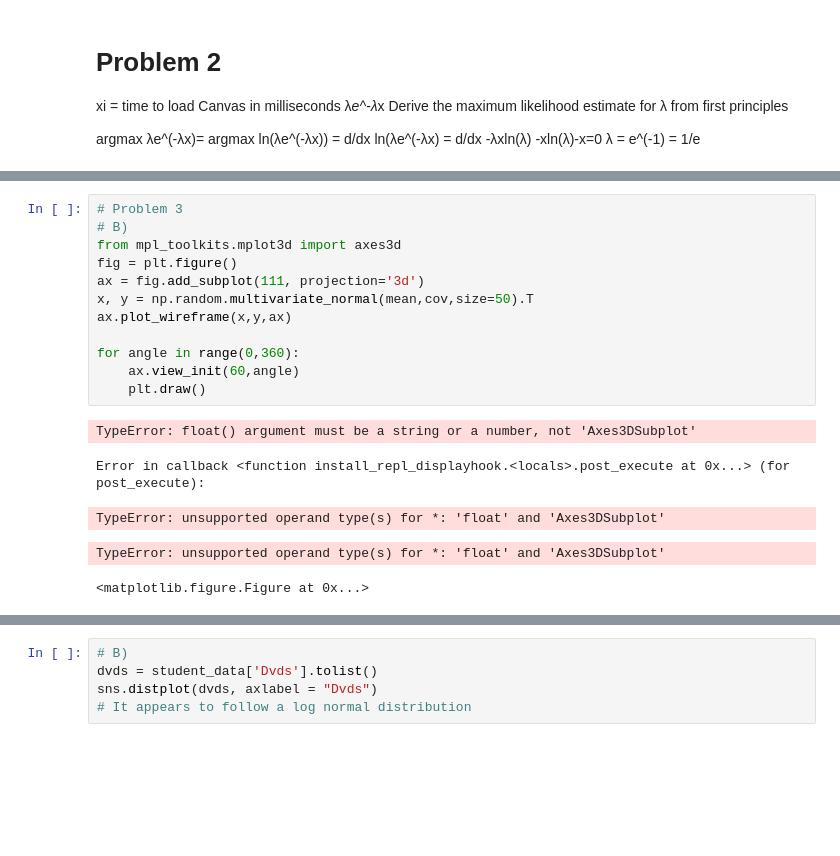
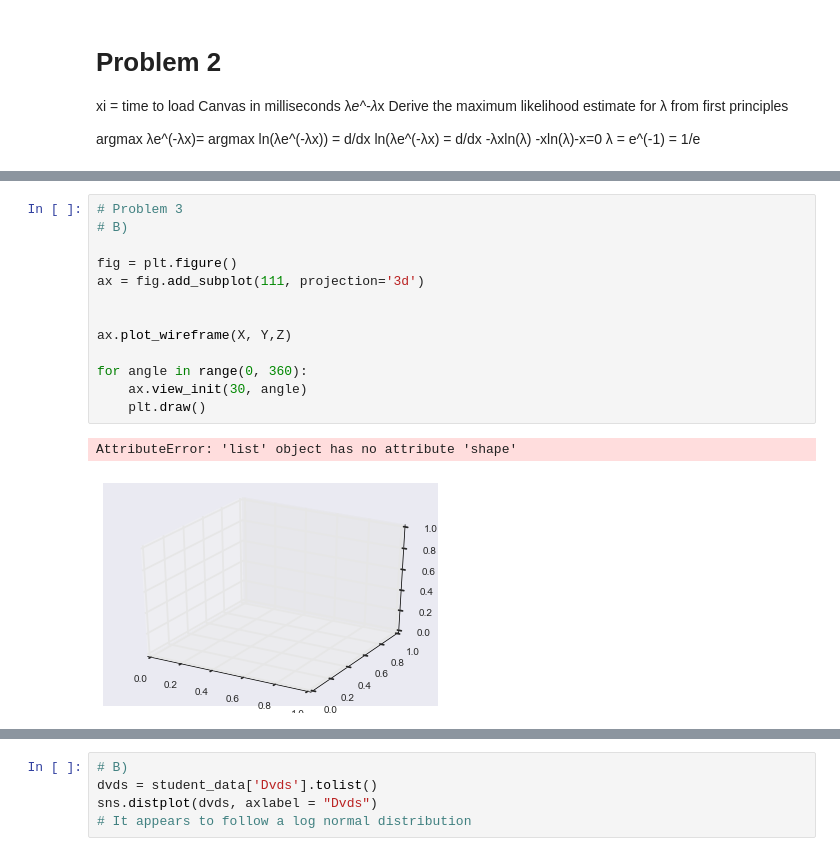
Before and after one commit to mghodges/HW1, a Jupyter notebook: HW1 Solutions.ipynb, the cells around one changed output, grey strips where cells are left out. Drawn from its saved outputs; the diff is of its cells as text; blank space fills up the shorter version.

```diff
--- a/HW1 Solutions.ipynb
+++ b/HW1 Solutions.ipynb
@@ -40,18 +38,16 @@ Axes(0.125,0.125;0.775x0.775)
 # %%
 # Problem 3
 # B)
-from mpl_toolkits.mplot3d import axes3d
+
 fig = plt.figure()
 ax = fig.add_subplot(111, projection='3d')
-x, y = np.random.multivariate_normal(mean,cov,size=50).T
-ax.plot_wireframe(x,y,ax)
 
-for angle in range(0,360):
-    ax.view_init(60,angle)
+
+ax.plot_wireframe(X, Y,Z)
+
+for angle in range(0, 360):
+    ax.view_init(30, angle)
     plt.draw()
 # %% [output]
-TypeError: float() argument must be a string or a number, not 'Axes3DSubplot'
+AttributeError: 'list' object has no attribute 'shape'
-Error in callback <function install_repl_displayhook.<locals>.post_execute at 0x...> (for post_execute):
-TypeError: unsupported operand type(s) for *: 'float' and 'Axes3DSubplot'
-TypeError: unsupported operand type(s) for *: 'float' and 'Axes3DSubplot'
-<matplotlib.figure.Figure at 0x...>
+[figure, added]
```
Also changed, not shown: parts of 11 cells of this notebook.
